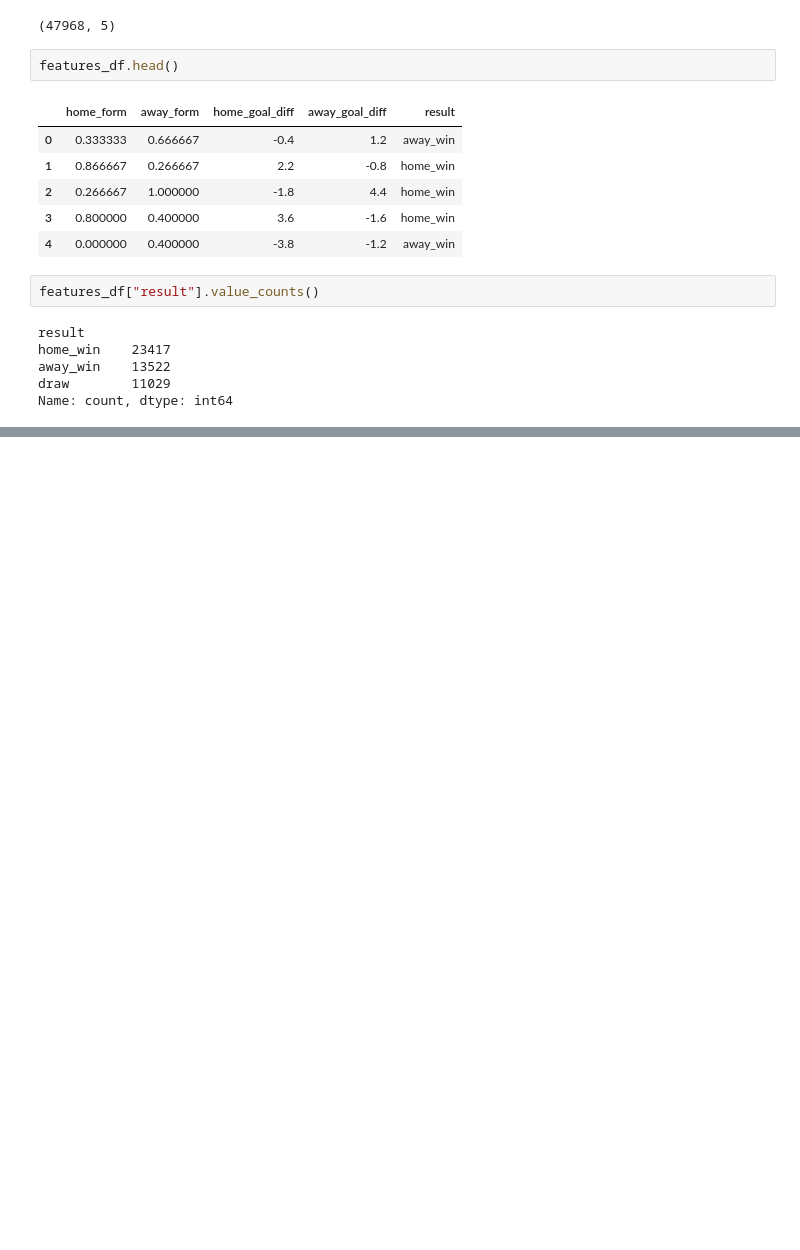
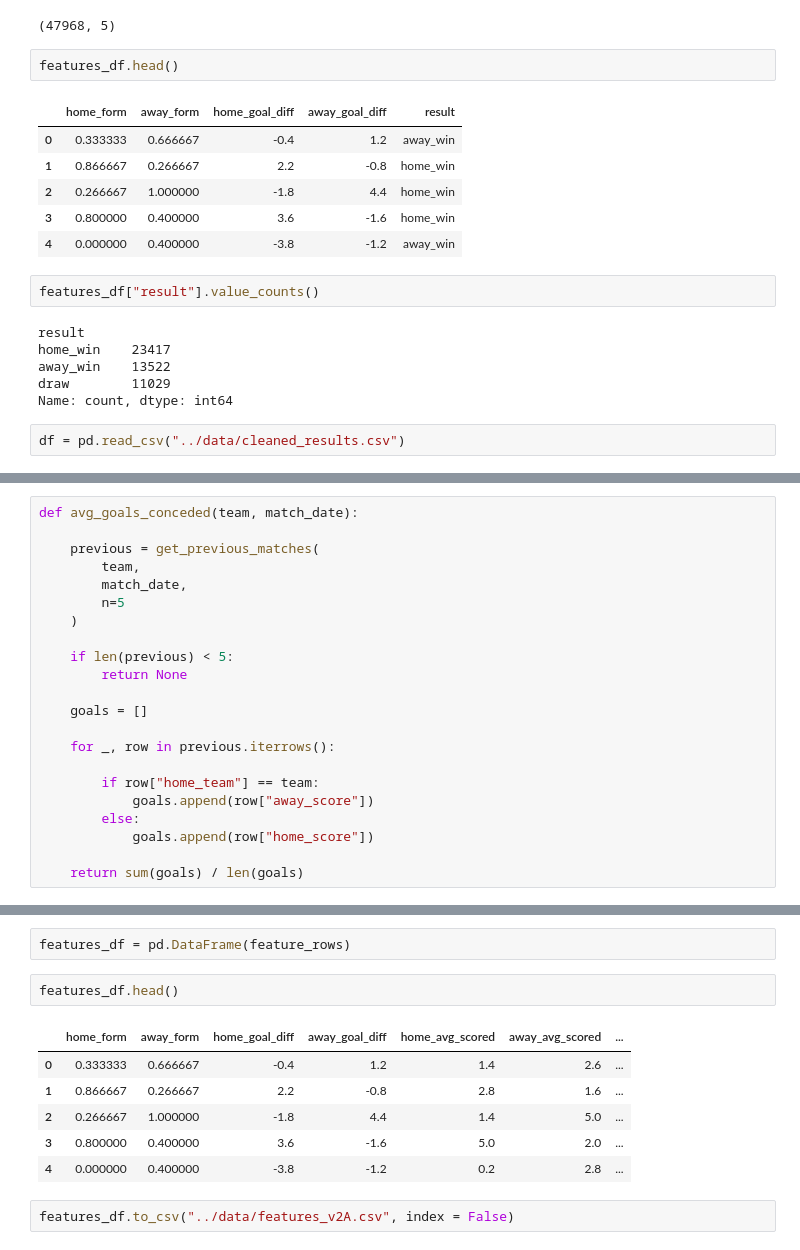
Before and after one commit to Sharon643/World-cup-predictor, a Jupyter notebook: notebook/feature_engineering.ipynb, the cells around one changed output, grey strips where cells are left out. Drawn from its saved outputs; the diff is of its cells as text; blank space fills up the shorter version.

```diff
--- a/notebook/feature_engineering.ipynb
+++ b/notebook/feature_engineering.ipynb
@@ -320,3 +322,5 @@ home_win    23417
 away_win    13522
 draw        11029
 Name: count, dtype: int64
+# %%
+df = pd.read_csv("../data/cleaned_results.csv")
@@ -322,0 +358,22 @@ Name: count, dtype: int64
+# %%
+def avg_goals_conceded(team, match_date):
+
+    previous = get_previous_matches(
+        team,
+        match_date,
+        n=5
+    )
+
+    if len(previous) < 5:
+        return None
+
+    goals = []
+
+    for _, row in previous.iterrows():
+
+        if row["home_team"] == team:
+            goals.append(row["away_score"])
+        else:
+            goals.append(row["home_score"])
+
+    return sum(goals) / len(goals)
@@ -322,0 +447,13 @@ Name: count, dtype: int64
+# %%
+features_df = pd.DataFrame(feature_rows)
+# %%
+features_df.head()
+# %% [output]
+|  | home_form | away_form | home_goal_diff | away_goal_diff | home_avg_scored | away_avg_scored | ... |
+| 0 | 0.333333 | 0.666667 | -0.4 | 1.2 | 1.4 | 2.6 | ... |
+| 1 | 0.866667 | 0.266667 | 2.2 | -0.8 | 2.8 | 1.6 | ... |
+| 2 | 0.266667 | 1.000000 | -1.8 | 4.4 | 1.4 | 5.0 | ... |
+| 3 | 0.800000 | 0.400000 | 3.6 | -1.6 | 5.0 | 2.0 | ... |
+| 4 | 0.000000 | 0.400000 | -3.8 | -1.2 | 0.2 | 2.8 | ... |
+# %%
+features_df.to_csv("../data/features_v2A.csv", index = False)
```
Also changed, not shown: parts of 11 cells of this notebook, 6 other files.
